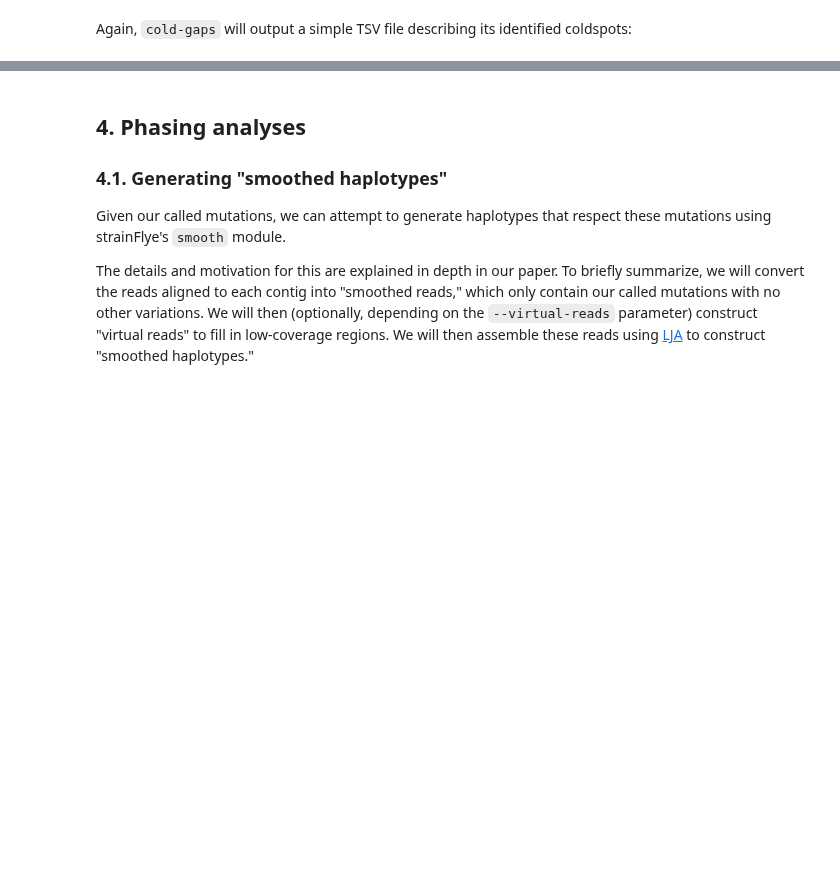
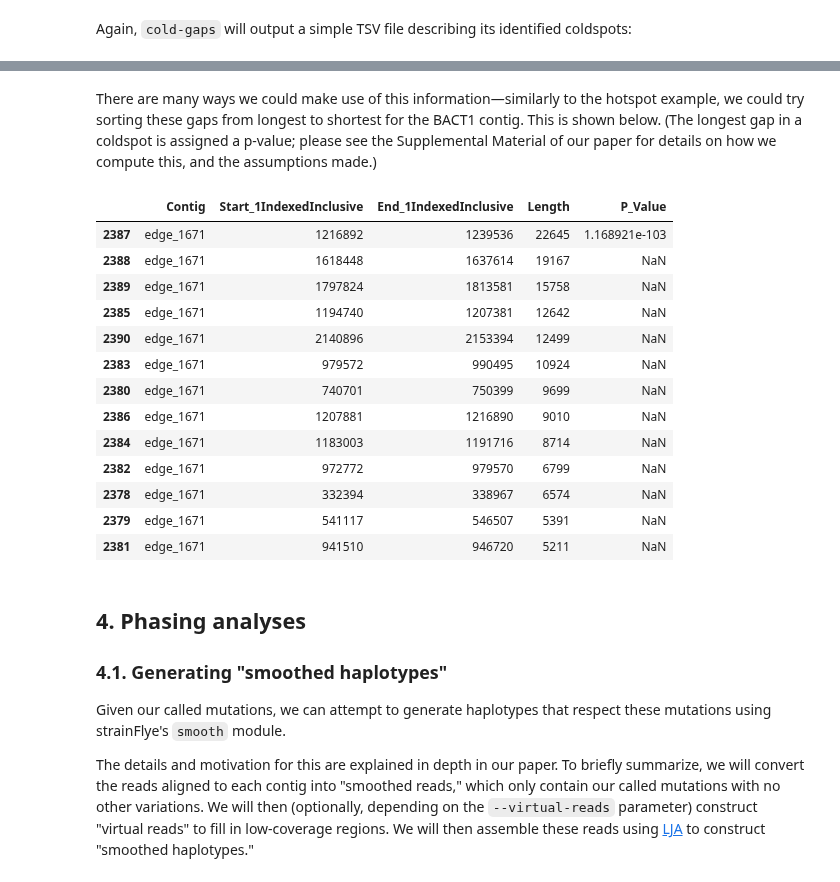
Before and after one commit to fedarko/strainFlye, a Jupyter notebook: docs/SheepGutExample.ipynb, the cells around one changed output, grey strips where cells are left out. Cells and saved outputs as stored; diff of their text form; code cells hidden in the pictures; blank space fills up the shorter version.

```diff
--- a/docs/SheepGutExample.ipynb
+++ b/docs/SheepGutExample.ipynb
@@ -611,3 +622,22 @@ coldspots.head()
+# %% [markdown]
+There are many ways we could make use of this information—similarly to the hotspot example, we could try sorting these gaps from longest to shortest for the BACT1 contig. This is shown below. (The longest gap in a coldspot is assigned a p-value; please see the Supplemental Material of our paper for details on how we compute this, and the assumptions made.)
+# %%
+coldspots[coldspots["Contig"] == "edge_1671"].sort_values(["Length"], ascending=False)
+# %% [output]
+|  | Contig | Start_1IndexedInclusive | End_1IndexedInclusive | Length | P_Value |
+| 2387 | edge_1671 | 1216892 | 1239536 | 22645 | 1.168921e-103 |
+| 2388 | edge_1671 | 1618448 | 1637614 | 19167 | NaN |
+| 2389 | edge_1671 | 1797824 | 1813581 | 15758 | NaN |
+| 2385 | edge_1671 | 1194740 | 1207381 | 12642 | NaN |
+| 2390 | edge_1671 | 2140896 | 2153394 | 12499 | NaN |
+| 2383 | edge_1671 | 979572 | 990495 | 10924 | NaN |
+| 2380 | edge_1671 | 740701 | 750399 | 9699 | NaN |
+| 2386 | edge_1671 | 1207881 | 1216890 | 9010 | NaN |
+| 2384 | edge_1671 | 1183003 | 1191716 | 8714 | NaN |
+| 2382 | edge_1671 | 972772 | 979570 | 6799 | NaN |
+| 2378 | edge_1671 | 332394 | 338967 | 6574 | NaN |
+| 2379 | edge_1671 | 541117 | 546507 | 5391 | NaN |
+| 2381 | edge_1671 | 941510 | 946720 | 5211 | NaN |
 # %% [markdown]
 ## 4. Phasing analyses
 
```
Also changed, not shown: parts of 23 cells of this notebook, 2 other files.
